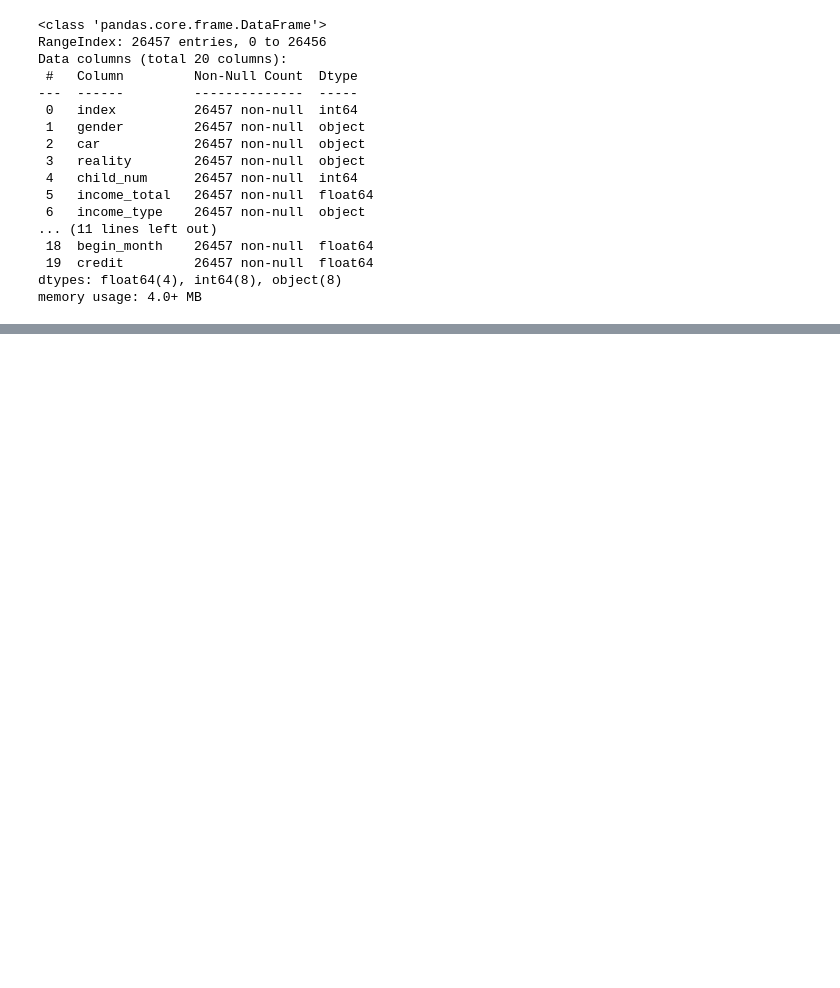
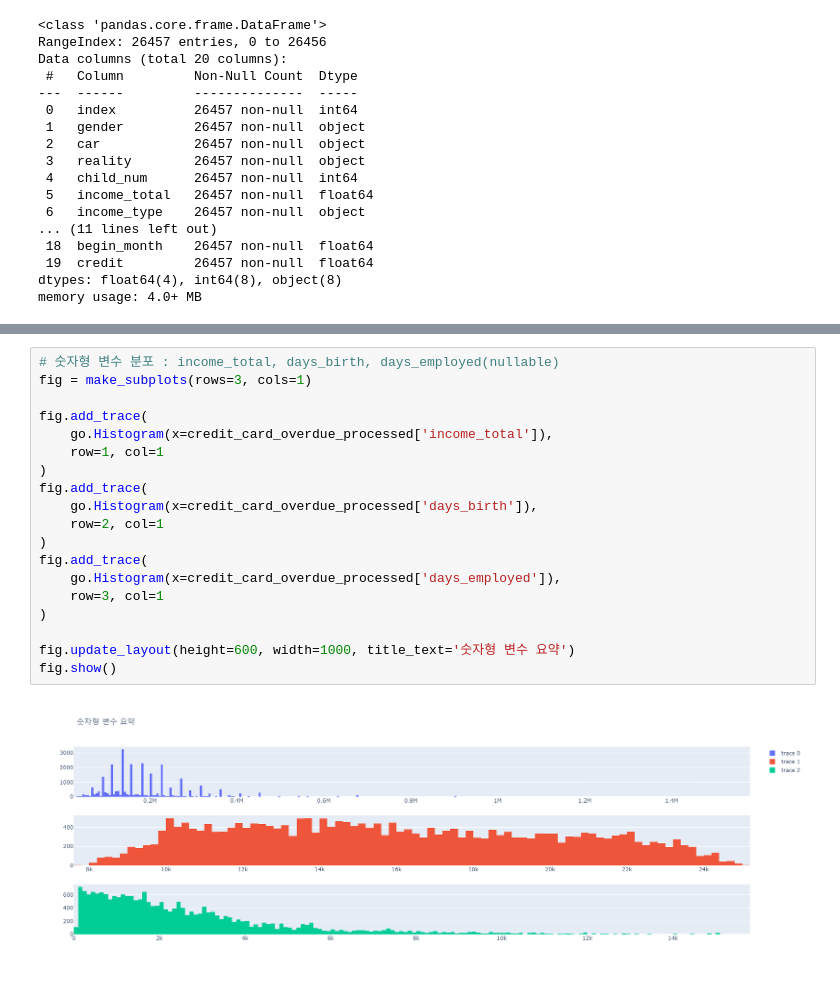
Before and after one commit to lee3jjang/credit_card_overdue, a Jupyter notebook: credit_card_overdue.ipynb, the cells around one changed output, grey strips where cells are left out. Drawn from its saved outputs; the diff is of its cells as text; blank space fills up the shorter version.

```diff
--- a/credit_card_overdue.ipynb
+++ b/credit_card_overdue.ipynb
@@ -192,0 +259,21 @@ fig.show()
+# %%
+# 숫자형 변수 분포 : income_total, days_birth, days_employed(nullable)
+fig = make_subplots(rows=3, cols=1)
+
+fig.add_trace(
+    go.Histogram(x=credit_card_overdue_processed['income_total']),
+    row=1, col=1
+)
+fig.add_trace(
+    go.Histogram(x=credit_card_overdue_processed['days_birth']),
+    row=2, col=1
+)
+fig.add_trace(
+    go.Histogram(x=credit_card_overdue_processed['days_employed']),
+    row=3, col=1
+)
+
+fig.update_layout(height=600, width=1000, title_text='숫자형 변수 요약')
+fig.show()
+# %% [output]
+[figure, added]
```
Also changed, not shown: parts of 7 cells of this notebook, 1 other file.
